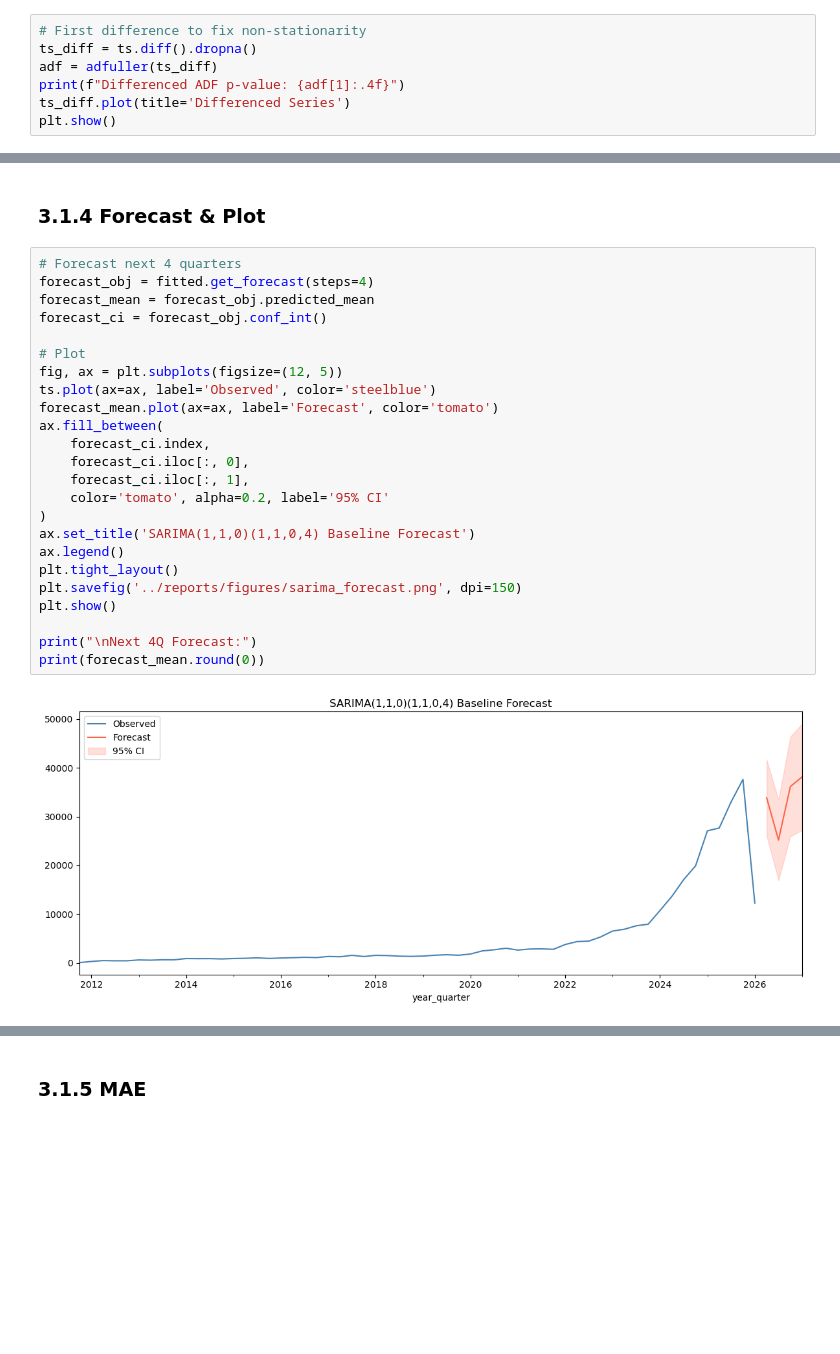
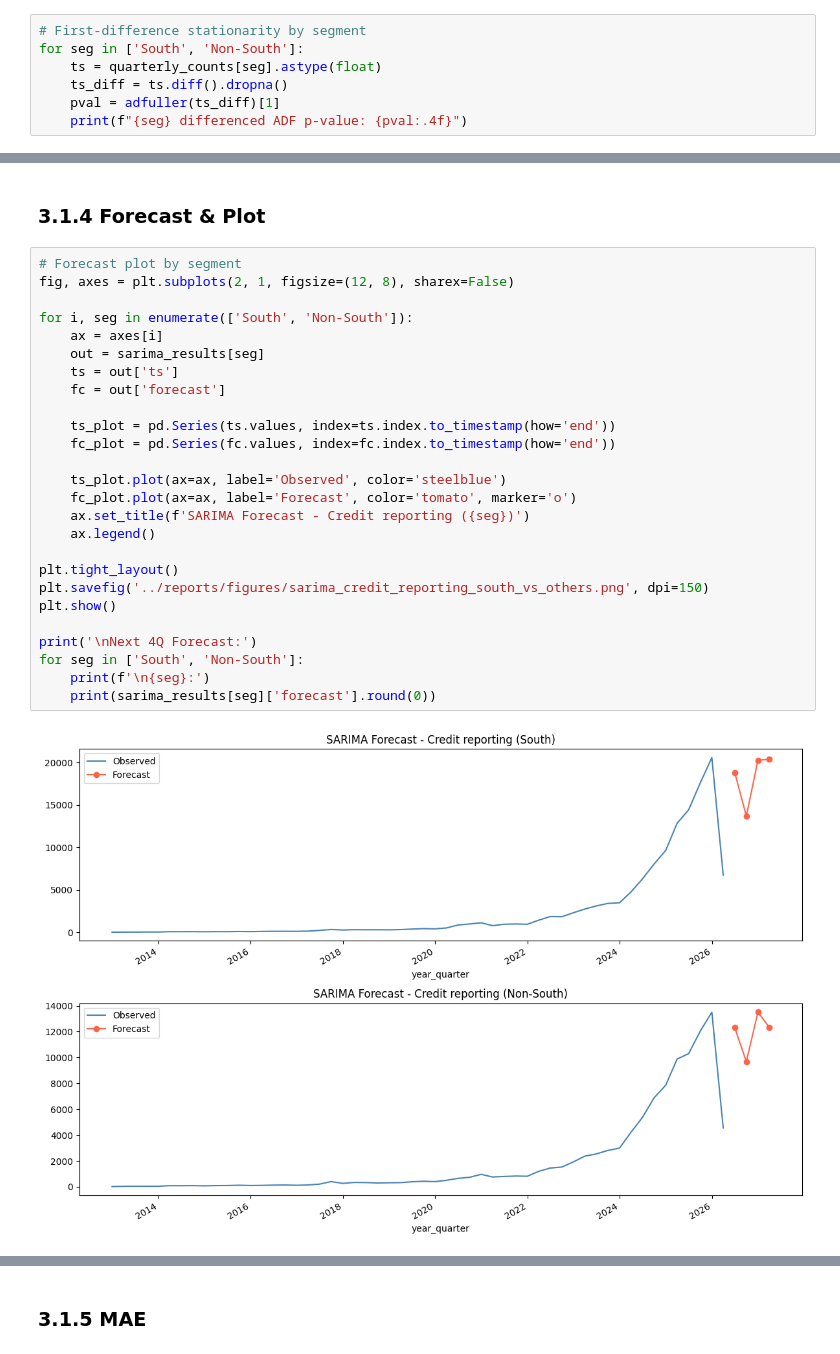
Before and after one commit to kazishahid-ds/CFPB-complaints-analysis, a Jupyter notebook: notebooks/03a_cfpb_time_series_sarima.ipynb, the cells around one changed output, grey strips where cells are left out. Saved outputs shown, nothing was run; the diff lists cells and outputs as text; blank space fills up the shorter version.

```diff
--- a/notebooks/03a_cfpb_time_series_sarima.ipynb
+++ b/notebooks/03a_cfpb_time_series_sarima.ipynb
@@ -55,8 +91,8 @@ ADF p-value: 0.999 Non-stationary
 # %%
-# First difference to fix non-stationarity
-ts_diff = ts.diff().dropna()
-adf = adfuller(ts_diff)
-print(f"Differenced ADF p-value: {adf[1]:.4f}")
-ts_diff.plot(title='Differenced Series')
-plt.show()
+# First-difference stationarity by segment
+for seg in ['South', 'Non-South']:
+    ts = quarterly_counts[seg].astype(float)
+    ts_diff = ts.diff().dropna()
+    pval = adfuller(ts_diff)[1]
+    print(f"{seg} differenced ADF p-value: {pval:.4f}")
 # %% [output]
@@ -95,29 +135,31 @@ Warnings:
 # %% [markdown]
 ### 3.1.4 Forecast & Plot
 # %%
-# Forecast next 4 quarters
-forecast_obj = fitted.get_forecast(steps=4)
-forecast_mean = forecast_obj.predicted_mean
-forecast_ci = forecast_obj.conf_int()
+# Forecast plot by segment
+fig, axes = plt.subplots(2, 1, figsize=(12, 8), sharex=False)
 
-# Plot
-fig, ax = plt.subplots(figsize=(12, 5))
-ts.plot(ax=ax, label='Observed', color='steelblue')
-forecast_mean.plot(ax=ax, label='Forecast', color='tomato')
-ax.fill_between(
-    forecast_ci.index,
-    forecast_ci.iloc[:, 0],
-    forecast_ci.iloc[:, 1],
-    color='tomato', alpha=0.2, label='95% CI'
-)
-ax.set_title('SARIMA(1,1,0)(1,1,0,4) Baseline Forecast')
-ax.legend()
+for i, seg in enumerate(['South', 'Non-South']):
+    ax = axes[i]
+    out = sarima_results[seg]
+    ts = out['ts']
+    fc = out['forecast']
+
+    ts_plot = pd.Series(ts.values, index=ts.index.to_timestamp(how='end'))
+    fc_plot = pd.Series(fc.values, index=fc.index.to_timestamp(how='end'))
+
+    ts_plot.plot(ax=ax, label='Observed', color='steelblue')
+    fc_plot.plot(ax=ax, label='Forecast', color='tomato', marker='o')
+    ax.set_title(f'SARIMA Forecast - Credit reporting ({seg})')
+    ax.legend()
+
 plt.tight_layout()
-plt.savefig('../reports/figures/sarima_forecast.png', dpi=150)
+plt.savefig('../reports/figures/sarima_credit_reporting_south_vs_others.png', dpi=150)
 plt.show()
 
-print("\nNext 4Q Forecast:")
-print(forecast_mean.round(0))
+print('\nNext 4Q Forecast:')
+for seg in ['South', 'Non-South']:
+    print(f'\n{seg}:')
+    print(sarima_results[seg]['forecast'].round(0))
 # %% [output]
-[figure, old version]
+[figure, new version]
 Next 4Q Forecast:
```
Also changed, not shown: parts of 7 cells of this notebook, 25 other files.
